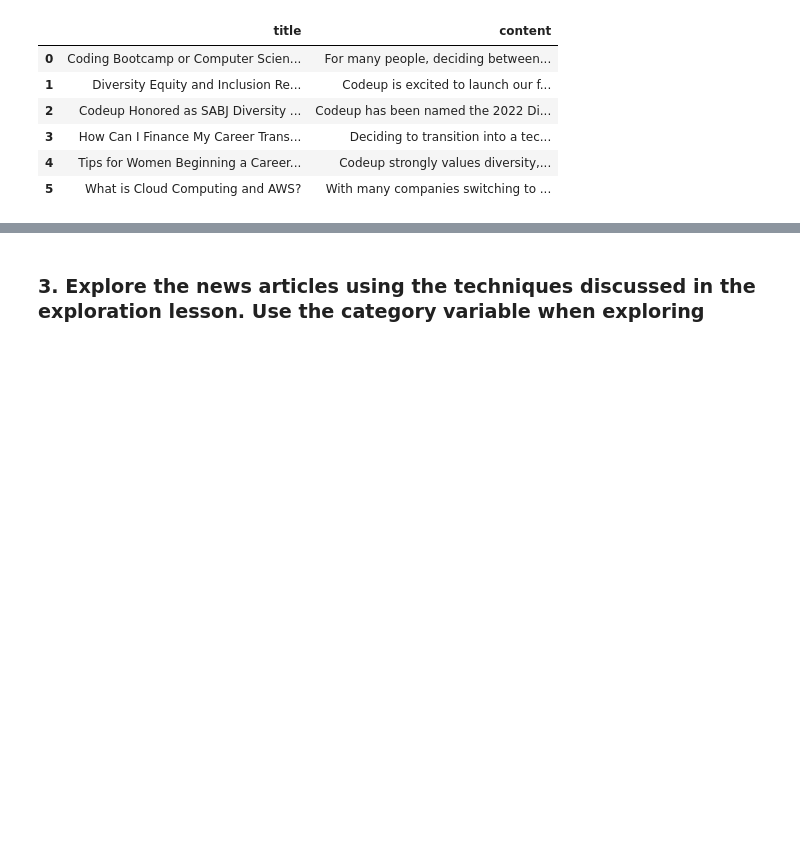
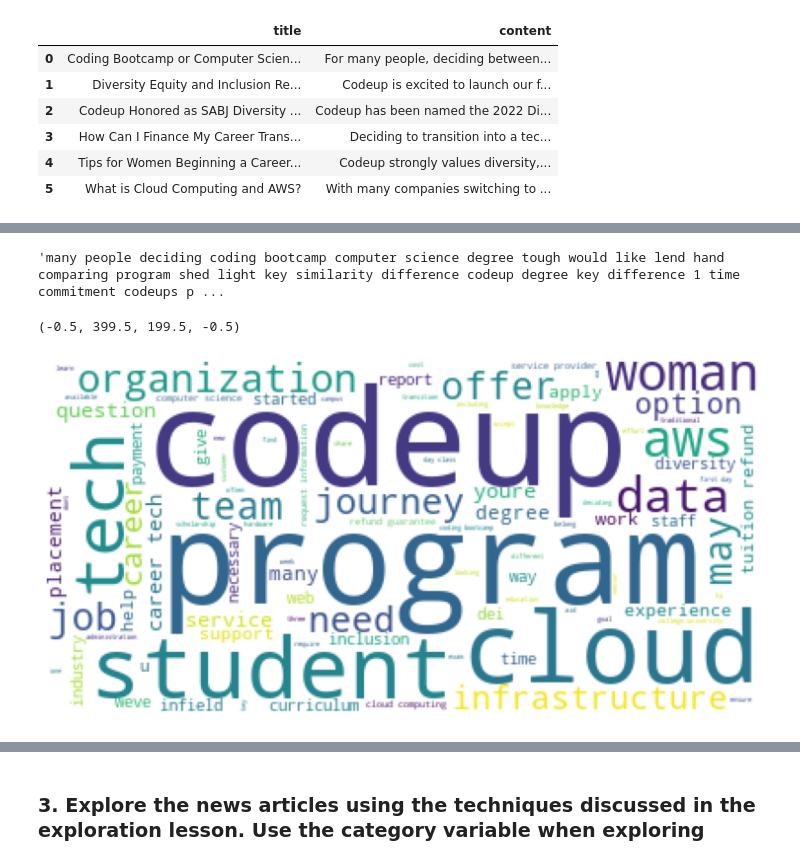
Before and after one commit to rajeshlamichhane04/natural-language-processing-exercises, a Jupyter notebook: explore.ipynb, the cells around one changed output, grey strips where cells are left out. Cells and saved outputs as stored; diff of their text form; code cells hidden in the pictures; blank space fills up the shorter version.

```diff
--- a/explore.ipynb
+++ b/explore.ipynb
@@ -264,0 +237,3 @@ blog_word_counts.sort_values('content', ascending=False).head(30)
+# %%
+df = prepare.prepare_blog_df(codeup_df)
+df
@@ -264,0 +248,15 @@ blog_word_counts.sort_values('content', ascending=False).head(30)
+# %%
+#create wordcloud
+#first combine all cleaned up column words using join
+blog_words = ' '.join(df['cleaned_up'])
+blog_words[0:200]
+# %% [output]
+'many people deciding coding bootcamp computer science degree tough would like lend hand comparing program shed light key similarity difference codeup degree key difference 1 time commitment codeups p ...
+# %%
+#create wordcloud
+img = WordCloud(background_color="white").generate(blog_words)
+plt.imshow(img)
+plt.axis("off")
+# %% [output]
+(-0.5, 399.5, 199.5, -0.5)
+[figure, added]
```
Also changed, not shown: parts of 34 cells of this notebook.
